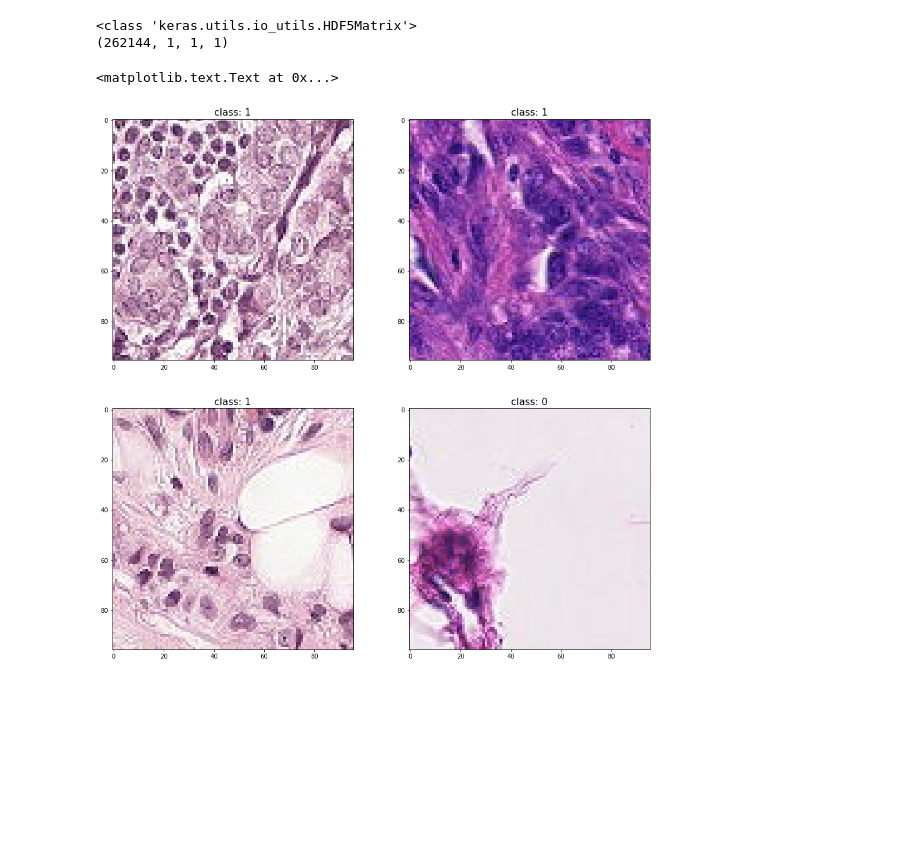
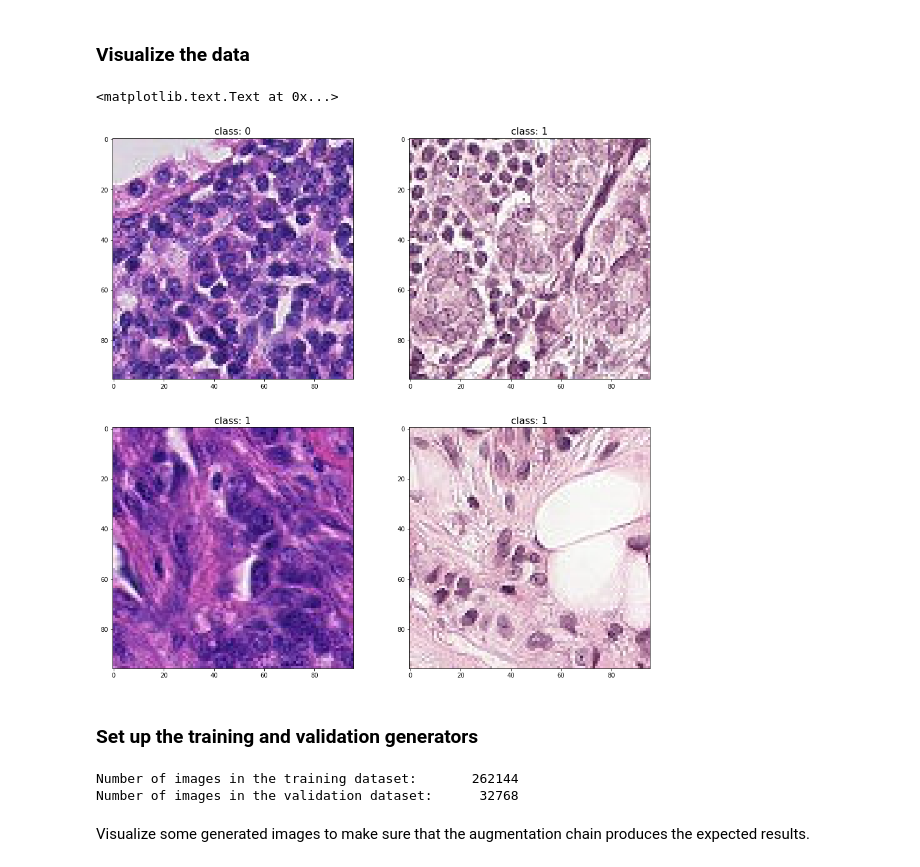
Before and after one commit to pierluigiferrari/pcam_classifier, a Jupyter notebook: pcam_training.ipynb, the cells around one changed output. Cells and saved outputs as stored; diff of their text form; code cells hidden in the pictures; blank space fills up the shorter version.

```diff
--- a/pcam_training.ipynb
+++ b/pcam_training.ipynb
@@ -47,15 +63,11 @@ model = Model(inputs=base_model.input, outputs=x)
 adam = Adam(lr=0.001, beta_1=0.9, beta_2=0.999, epsilon=1e-08, decay=0.0)
 
 model.compile(optimizer=adam, loss='categorical_crossentropy', metrics=['accuracy'])
+# %% [markdown]
+### Visualize the data
 # %%
 train_x_path = '../../Downloads/camelyonpatch_level_2_split_train_x.h5'
 train_y_path = '../../Downloads/camelyonpatch_level_2_split_train_y.h5'
 
 train_x = HDF5Matrix(datapath=train_x_path, dataset='x', start=0, end=None)
 train_y = HDF5Matrix(datapath=train_y_path, dataset='y', start=0, end=None)
-# %%
-print(type(train_x))
-print(train_y.shape)
-# %% [output]
-<class 'keras.utils.io_utils.HDF5Matrix'>
-(262144, 1, 1, 1)
@@ -90,17 +74,19 @@ train_generator = train_dataset.flow(x=train_x,
 # %%
-i = 1
+i = 0
 m = 2
 n = 2
 
 fig, cells = plt.subplots(m, n, figsize=(n*8,m*8))
 cells[0,0].imshow(train_x[i])
 cells[0,0].set_title('class: {}'.format(str(np.squeeze(train_y[i]))), fontsize=16)
 cells[0,1].imshow(train_x[i+1])
 cells[0,1].set_title('class: {}'.format(str(np.squeeze(train_y[i+1]))), fontsize=16)
 cells[1,0].imshow(train_x[i+2])
 cells[1,0].set_title('class: {}'.format(str(np.squeeze(train_y[i+2]))), fontsize=16)
 cells[1,1].imshow(train_x[i+3])
 cells[1,1].set_title('class: {}'.format(str(np.squeeze(train_y[i+3]))), fontsize=16)
 # %% [output]
 <matplotlib.text.Text at 0x...>
-[figure, old version]
+[figure, new version]
+# %% [markdown]
+### Set up the training and validation generators
@@ -106,0 +122,22 @@ cells[1,1].set_title('class: {}'.format(str(np.squeeze(train_y[i+3]))), fontsize
+# %%
+train_generator = train_dataset.generate(batch_size=32,
+                                         shuffle=True,
+                                         transformations=[augmentation_chain],
+                                         to_one_hot=True,
+                                         returns={'processed_images', 'labels'})
+
+val_generator = val_dataset.generate(batch_size=32,
+                                     shuffle=False,
+                                     transformations=[standardize],
+                                     to_one_hot=True,
+                                     returns={'processed_images', 'labels'})
+
+train_dataset_size = train_dataset.get_dataset_size()
+val_dataset_size = val_dataset.get_dataset_size()
+print("Number of images in the training dataset:\t{:>6}".format(train_dataset_size))
+print("Number of images in the validation dataset:\t{:>6}".format(val_dataset_size))
+# %% [output]
+Number of images in the training dataset:       262144
+Number of images in the validation dataset:      32768
+# %% [markdown]
+Visualize some generated images to make sure that the augmentation chain produces the expected results.
```
Also changed, not shown: parts of 18 cells of this notebook.
